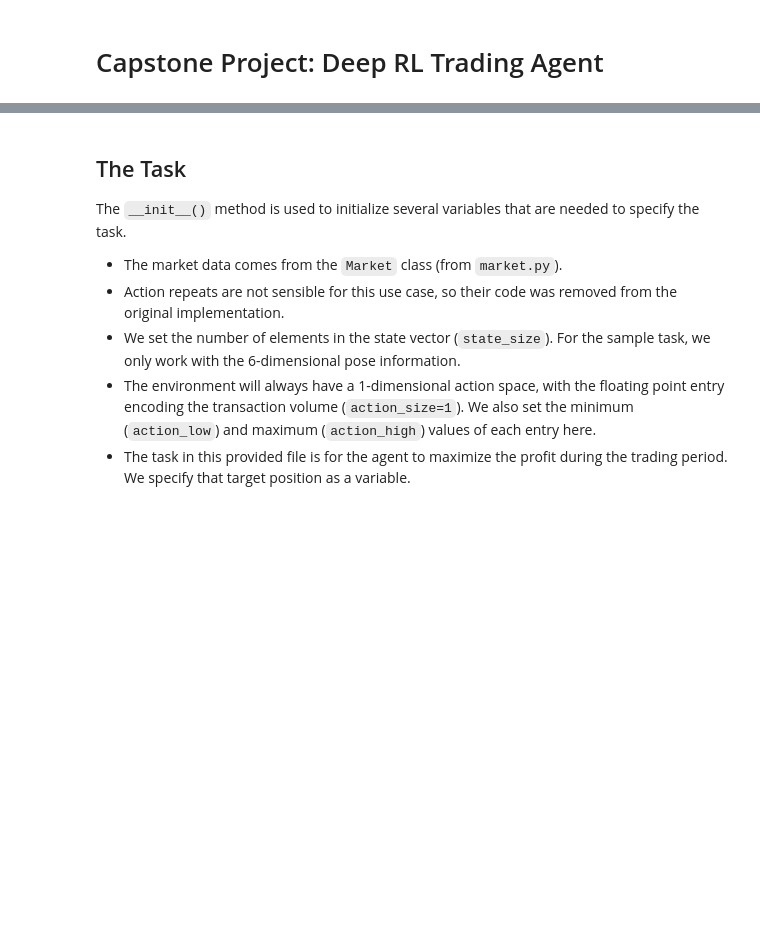
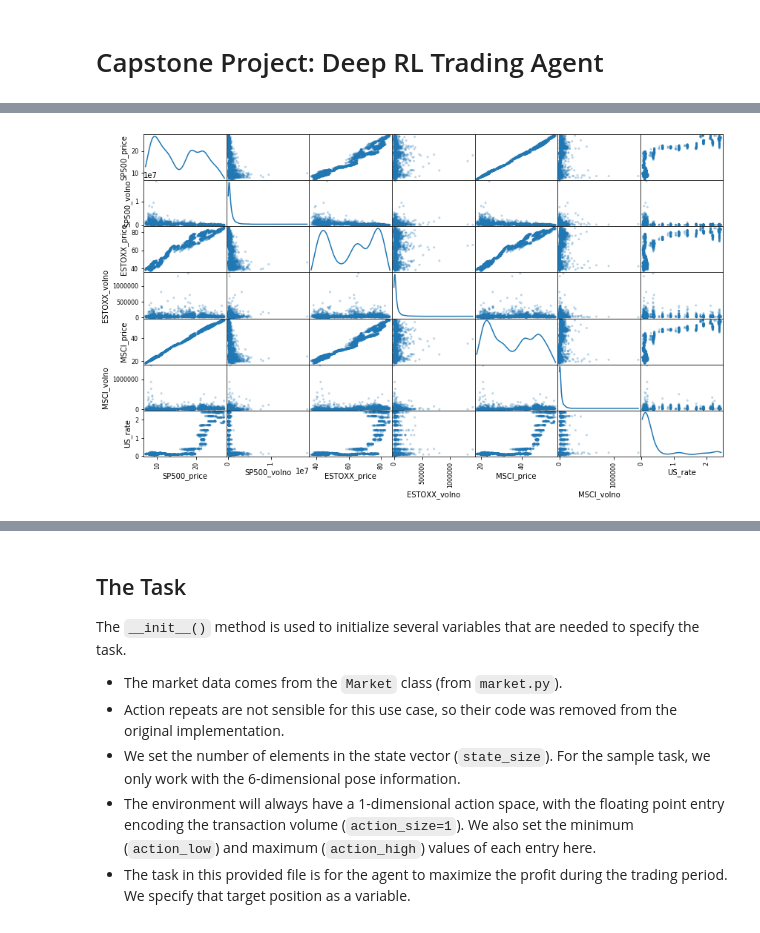
Before and after one commit to JoergStrebel/MachineLearningEngineerND, a Jupyter notebook: capstone_project/deeprlagent_project.ipynb, the cells around one changed output, grey strips where cells are left out. Drawn from its saved outputs; the diff is of its cells as text; code cells hidden in the pictures; blank space fills up the shorter version.

```diff
--- a/capstone_project/deeprlagent_project.ipynb
+++ b/capstone_project/deeprlagent_project.ipynb
@@ -126,0 +163,33 @@ The autoreload extension is already loaded. To reload it, use:
+# %%
+import numpy as np
+
+financialdfdata = dfdata[['SP500_price', 'SP500_volno','ESTOXX_price', 'ESTOXX_volno', 'MSCI_price', 'MSCI_volno', 'US_rate']]
+
+l_outliers=[]
+# For each feature find the data points with extreme high or low values
+for feature in financialdfdata.keys():
+
+    # TODO: Calculate Q1 (25th percentile of the data) for the given feature
+    Q1 = np.percentile(financialdfdata[feature],25)
+
+    # TODO: Calculate Q3 (75th percentile of the data) for the given feature
+    Q3 = np.percentile(financialdfdata[feature],75)
+
+    # TODO: Use the interquartile range to calculate an outlier step (1.5 times the interquartile range)
+    step = (Q3-Q1)*1.5
+
+    # Display the outliers
+    print("Data points considered outliers for the feature '{}':".format(feature))
+    display(financialdfdata[~((financialdfdata[feature] >= Q1 - step) & (financialdfdata[feature] <= Q3 + step))])
+    for elem in financialdfdata[~((financialdfdata[feature] >= Q1 - step) & (financialdfdata[feature] <= Q3 + step))].index:
+        l_outliers.append(elem)
+
+# print list to see duplicate indices
+print ("Sorted list of outlier indices {}".format(sorted(l_outliers)))
+
+# remove the duplicate indices
+l_uniqueoutliers= sorted(list(dict.fromkeys(l_outliers)))
+print ("Sorted list of unique outlier indices {}".format(l_uniqueoutliers))
+
+# Remove the outliers, if any were specified
+#good_data = log_data.drop(log_data.index[outliers]).reset_index(drop = True)
@@ -126,0 +235,5 @@ The autoreload extension is already loaded. To reload it, use:
+# %%
+%matplotlib inline
+pd.plotting.scatter_matrix(financialdfdata, alpha = 0.3, figsize = (14,8), diagonal = 'kde')
+financialdfdata.corr()
+# %% [output]
@@ -126,0 +248 @@ The autoreload extension is already loaded. To reload it, use:
+[figure, added]
```
Also changed, not shown: parts of 21 cells of this notebook, 22 other files.
